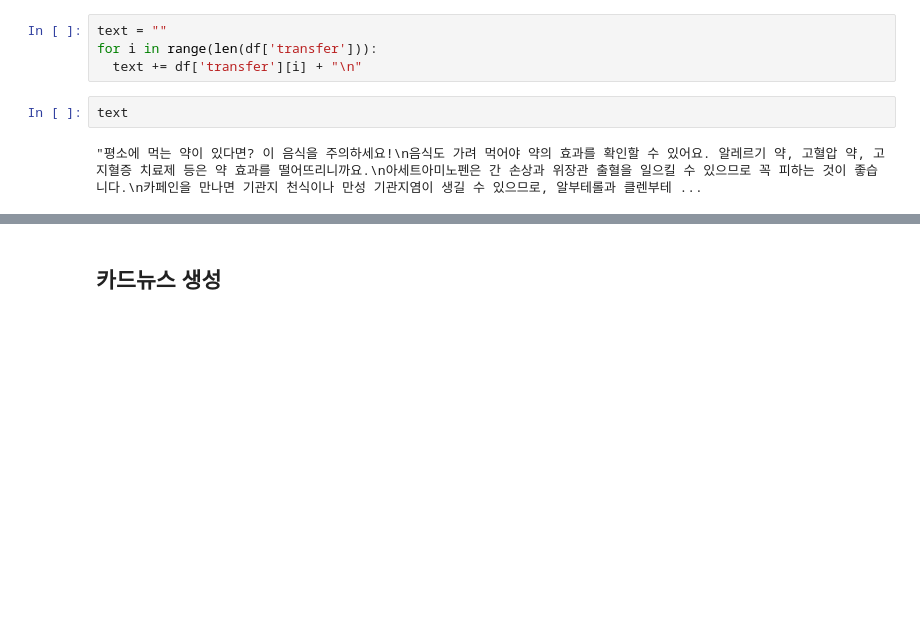
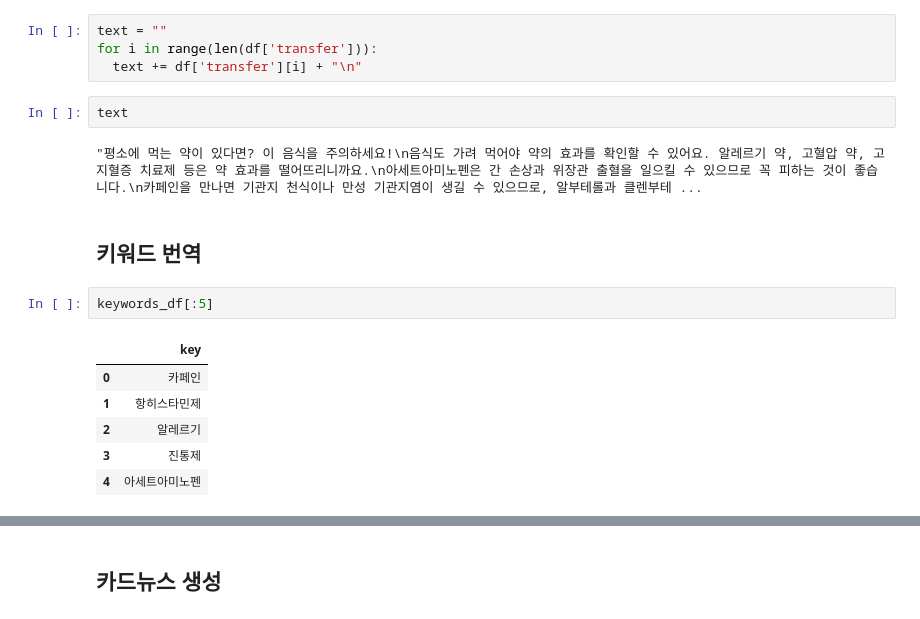
Before and after one commit to dahlia52/Future-Finance-A.I.-Challenge, a Jupyter notebook: evaluation/make_cardNews.ipynb, the cells around one changed output, grey strips where cells are left out. Cells and saved outputs as stored; diff of their text form; blank space fills up the shorter version.

```diff
--- a/evaluation/make_cardNews.ipynb
+++ b/evaluation/make_cardNews.ipynb
@@ -71,3 +72,14 @@ for i in range(len(df['transfer'])):
 text
 # %% [output]
 "평소에 먹는 약이 있다면? 이 음식을 주의하세요!\n음식도 가려 먹어야 약의 효과를 확인할 수 있어요. 알레르기 약, 고혈압 약, 고지혈증 치료제 등은 약 효과를 떨어뜨리니까요.\n아세트아미노펜은 간 손상과 위장관 출혈을 일으킬 수 있으므로 꼭 피하는 것이 좋습니다.\n카페인을 만나면 기관지 천식이나 만성 기관지염이 생길 수 있으므로, 알부테롤과 클렌부테 ...
+# %% [markdown]
+## 키워드 번역
+# %%
+keywords_df[:5]
+# %% [output]
+|  | key |
+| 0 | 카페인 |
+| 1 | 항히스타민제 |
+| 2 | 알레르기 |
+| 3 | 진통제 |
+| 4 | 아세트아미노펜 |
```
Also changed, not shown: parts of 7 cells of this notebook.
